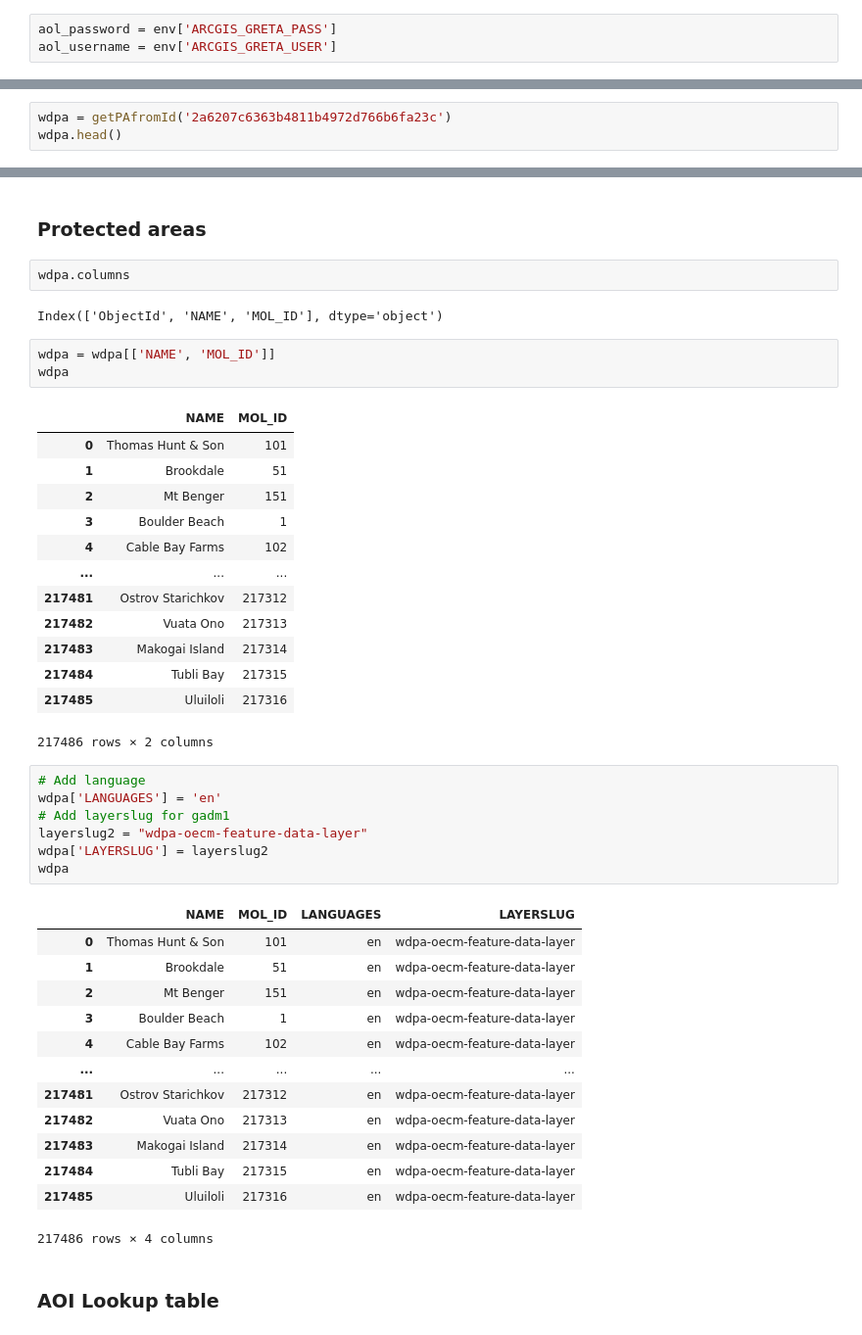
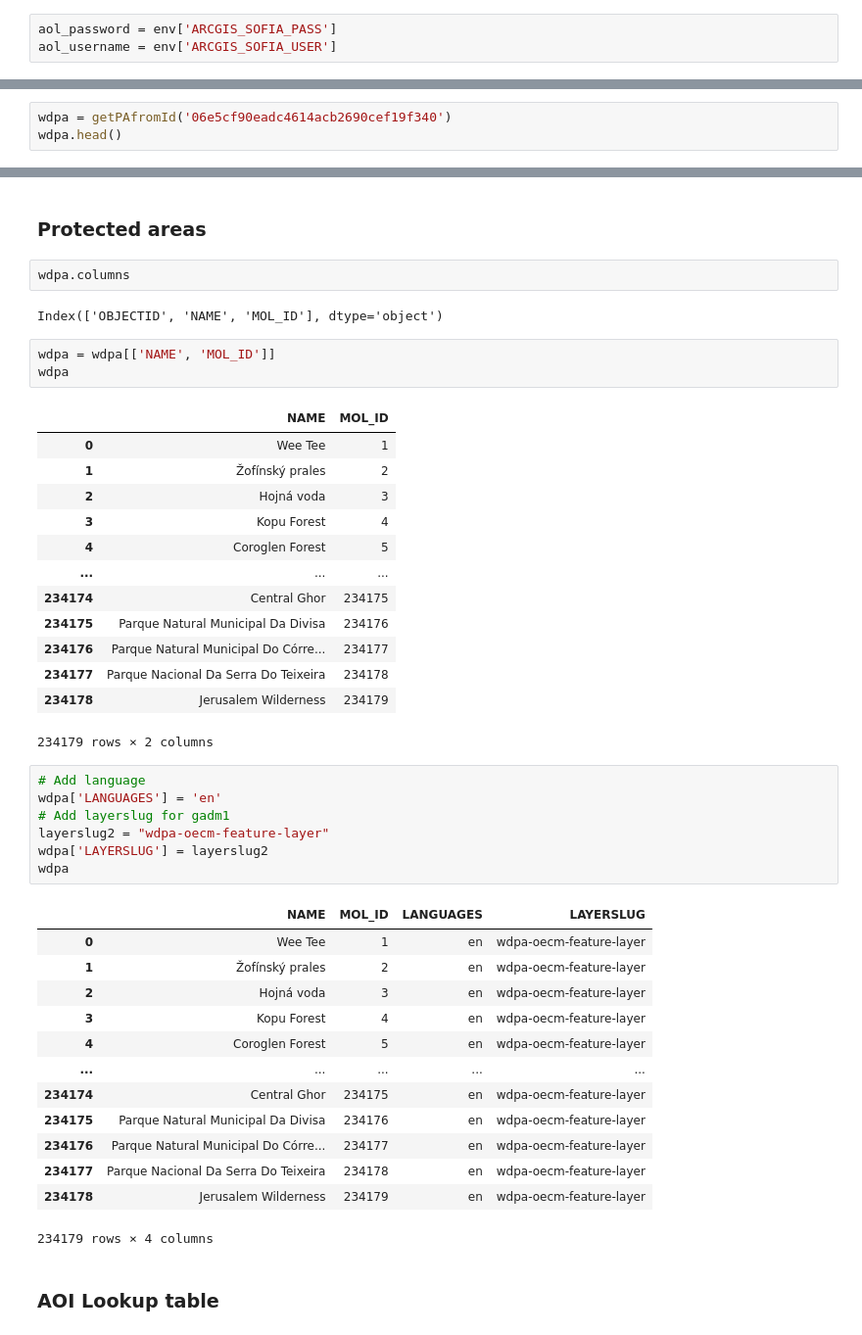
Before and after one commit to Vizzuality/he-scratchfolder, a Jupyter notebook: AOI_lookup_table.ipynb, the cells around one changed output, grey strips where cells are left out. Shown at 98% size. Saved outputs shown, nothing was run; the diff lists cells and outputs as text.

Commit message:
change layerslug for wdpa to the one used in frontend

```diff
--- a/AOI_lookup_table.ipynb
+++ b/AOI_lookup_table.ipynb
@@ -50,8 +50,8 @@ with open(env_path) as f:
        env_value = _val.split("\n")[0]
        env[env_key] = env_value
 # %%
-aol_password = env['ARCGIS_GRETA_PASS']
-aol_username = env['ARCGIS_GRETA_USER']
+aol_password = env['ARCGIS_SOFIA_PASS']
+aol_username = env['ARCGIS_SOFIA_USER']
 # %%
 gis = GIS("https://eowilson.maps.arcgis.com", aol_username, aol_password, profile = "eowilson")
 # %% [output]
@@ -108,4 +108,4 @@ gadm1.head()
 # %%
-wdpa = getPAfromId('2a6207c6363b4811b4972d766b6fa23c')
+wdpa = getPAfromId('06e5cf90eadc4614acb2690cef19f340')
 wdpa.head()
 # %% [output]
@@ -339,45 +339,45 @@ names1
 # %%
 wdpa.columns
 # %% [output]
-Index(['ObjectId', 'NAME', 'MOL_ID'], dtype='object')
+Index(['OBJECTID', 'NAME', 'MOL_ID'], dtype='object')
 # %%
 wdpa = wdpa[['NAME', 'MOL_ID']]
 wdpa
 # %% [output]
 |  | NAME | MOL_ID |
-| 0 | Thomas Hunt & Son | 101 |
-| 1 | Brookdale | 51 |
-| 2 | Mt Benger | 151 |
-| 3 | Boulder Beach | 1 |
-| 4 | Cable Bay Farms | 102 |
+| 0 | Wee Tee | 1 |
+| 1 | Žofínský prales | 2 |
+| 2 | Hojná voda | 3 |
+| 3 | Kopu Forest | 4 |
+| 4 | Coroglen Forest | 5 |
 | ... | ... | ... |
-| 217481 | Ostrov Starichkov | 217312 |
-| 217482 | Vuata Ono | 217313 |
-| 217483 | Makogai Island | 217314 |
-| 217484 | Tubli Bay | 217315 |
-| 217485 | Uluiloli | 217316 |
+| 234174 | Central Ghor | 234175 |
+| 234175 | Parque Natural Municipal Da Divisa | 234176 |
+| 234176 | Parque Natural Municipal Do Córre... | 234177 |
+| 234177 | Parque Nacional Da Serra Do Teixeira | 234178 |
+| 234178 | Jerusalem Wilderness | 234179 |
-217486 rows × 2 columns
+234179 rows × 2 columns
 # %%
 # Add language
 wdpa['LANGUAGES'] = 'en'
 # Add layerslug for gadm1
-layerslug2 = "wdpa-oecm-feature-data-layer"
+layerslug2 = "wdpa-oecm-feature-layer"
 wdpa['LAYERSLUG'] = layerslug2
 wdpa
 # %% [output]
 |  | NAME | MOL_ID | LANGUAGES | LAYERSLUG |
-| 0 | Thomas Hunt & Son | 101 | en | wdpa-oecm-feature-data-layer |
-| 1 | Brookdale | 51 | en | wdpa-oecm-feature-data-layer |
-| 2 | Mt Benger | 151 | en | wdpa-oecm-feature-data-layer |
-| 3 | Boulder Beach | 1 | en | wdpa-oecm-feature-data-layer |
-| 4 | Cable Bay Farms | 102 | en | wdpa-oecm-feature-data-layer |
+| 0 | Wee Tee | 1 | en | wdpa-oecm-feature-layer |
+| 1 | Žofínský prales | 2 | en | wdpa-oecm-feature-layer |
+| 2 | Hojná voda | 3 | en | wdpa-oecm-feature-layer |
+| 3 | Kopu Forest | 4 | en | wdpa-oecm-feature-layer |
+| 4 | Coroglen Forest | 5 | en | wdpa-oecm-feature-layer |
 | ... | ... | ... | ... | ... |
-| 217481 | Ostrov Starichkov | 217312 | en | wdpa-oecm-feature-data-layer |
-| 217482 | Vuata Ono | 217313 | en | wdpa-oecm-feature-data-layer |
-| 217483 | Makogai Island | 217314 | en | wdpa-oecm-feature-data-layer |
-| 217484 | Tubli Bay | 217315 | en | wdpa-oecm-feature-data-layer |
-| 217485 | Uluiloli | 217316 | en | wdpa-oecm-feature-data-layer |
+| 234174 | Central Ghor | 234175 | en | wdpa-oecm-feature-layer |
+| 234175 | Parque Natural Municipal Da Divisa | 234176 | en | wdpa-oecm-feature-layer |
+| 234176 | Parque Natural Municipal Do Córre... | 234177 | en | wdpa-oecm-feature-layer |
+| 234177 | Parque Nacional Da Serra Do Teixeira | 234178 | en | wdpa-oecm-feature-layer |
+| 234178 | Jerusalem Wilderness | 234179 | en | wdpa-oecm-feature-layer |
-217486 rows × 4 columns
+234179 rows × 4 columns
 # %% [markdown]
 <a id='lookup'></a>
 ### AOI Lookup table
```
Also changed, not shown: parts of 6 cells of this notebook.
